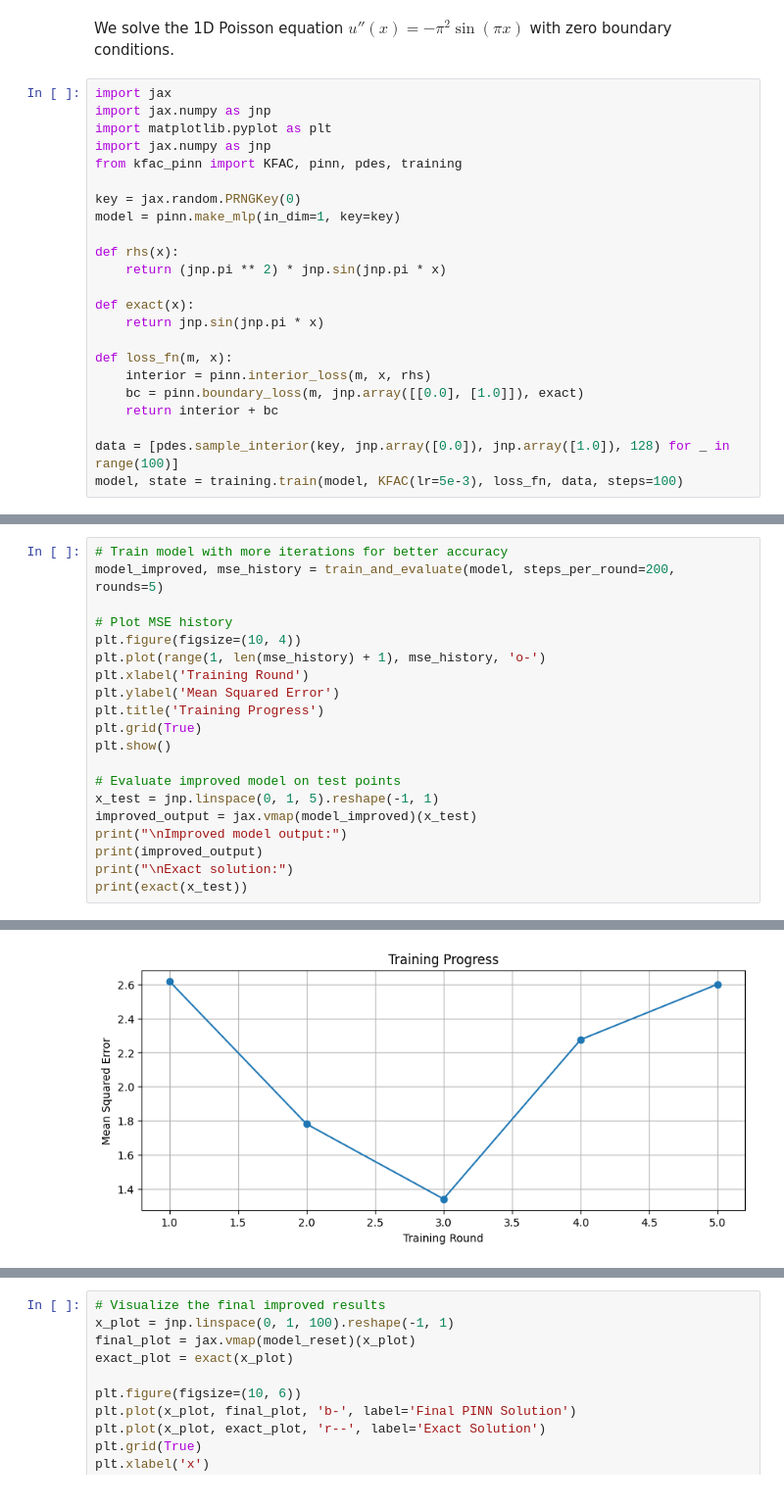
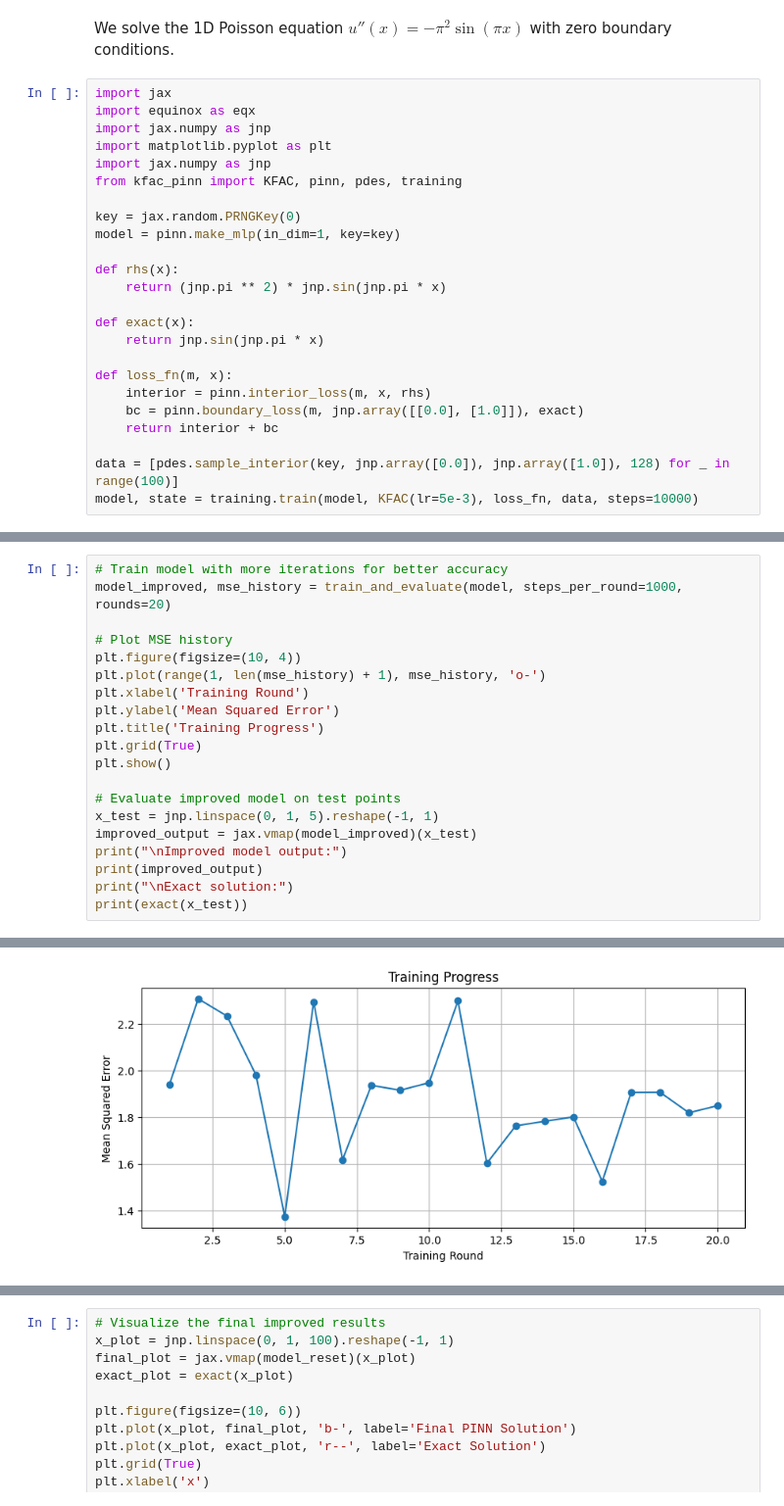
Before and after one commit to BabaYara/KFAC_PINN, a Jupyter notebook: examples/basic_pinn.ipynb, the cells around one changed output, grey strips where cells are left out. Shown at 98% size. Cells and saved outputs as stored; diff of their text form.

Commit message:
Updated basic_pinn.ipynb with PDE verification, added sync.bat script, and improved training

```diff
--- a/examples/basic_pinn.ipynb
+++ b/examples/basic_pinn.ipynb
@@ -19,6 +19,7 @@ This notebook shows how to train a simple Physics-Informed Neural Network using
 We solve the 1D Poisson equation $u''(x) = -\pi^2\sin(\pi x)$ with zero boundary conditions.
 # %%
 import jax
+import equinox as eqx
 import jax.numpy as jnp
 import matplotlib.pyplot as plt
 import jax.numpy as jnp
@@ -39,7 +40,7 @@ def loss_fn(m, x):
     return interior + bc
 
 data = [pdes.sample_interior(key, jnp.array([0.0]), jnp.array([1.0]), 128) for _ in range(100)]
-model, state = training.train(model, KFAC(lr=5e-3), loss_fn, data, steps=100)
+model, state = training.train(model, KFAC(lr=5e-3), loss_fn, data, steps=10000)
 # %%
 # Calculate mean squared error between model and exact solution
 def compute_mse(model, x_points):
@@ -61,7 +63,7 @@ def train_and_evaluate(model, steps_per_round, rounds):
     return model, mse_history
 # %%
 # Train model with more iterations for better accuracy
-model_improved, mse_history = train_and_evaluate(model, steps_per_round=200, rounds=5)
+model_improved, mse_history = train_and_evaluate(model, steps_per_round=1000, rounds=20)
 
 # Plot MSE history
 plt.figure(figsize=(10, 4))
@@ -88,2 +102,2 @@ Round 5/5, MSE: 2.599889
-[figure, old version]
+[figure, new version]
 Improved model output:
```
Also changed, not shown: parts of 12 cells of this notebook, 2 other files.
